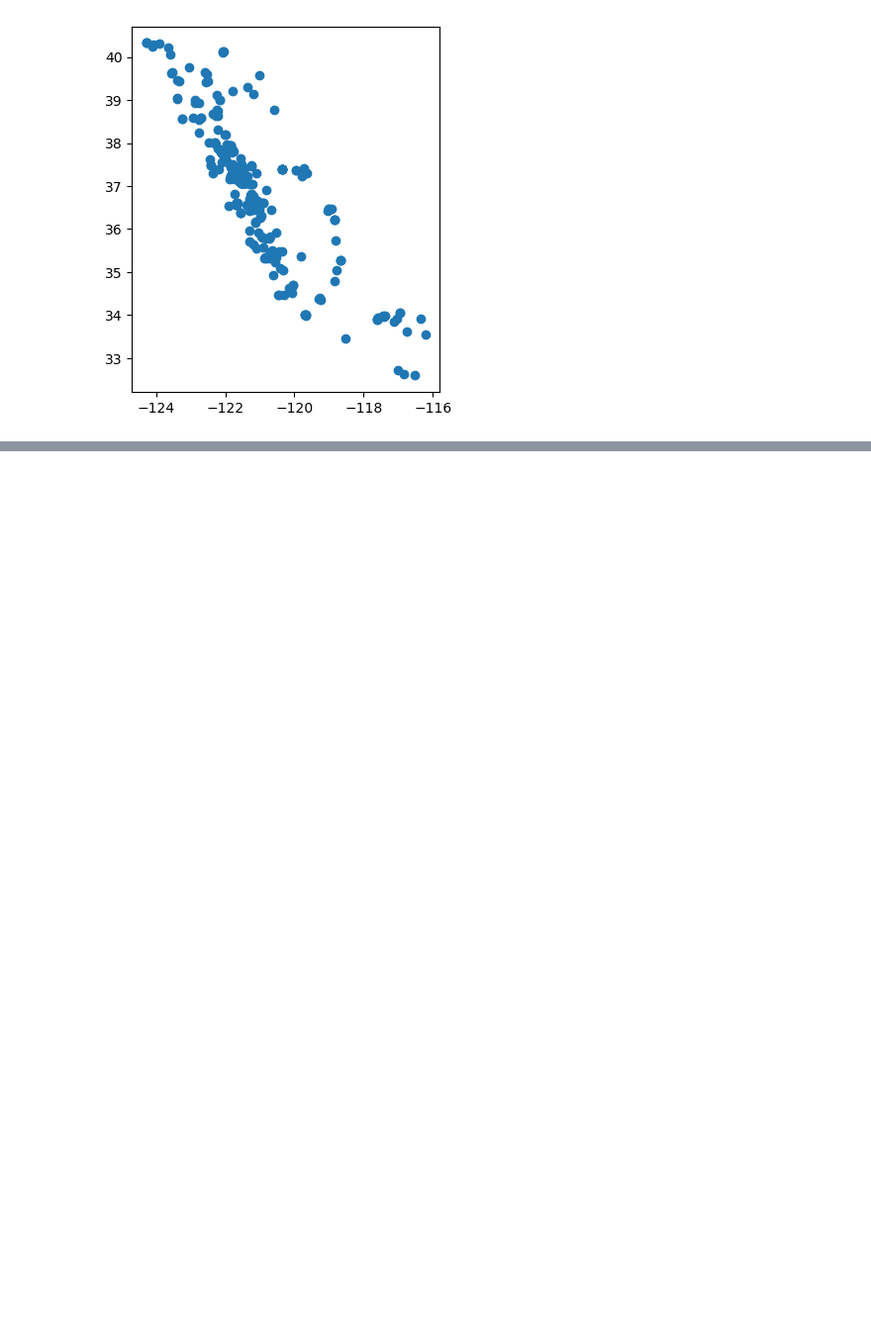
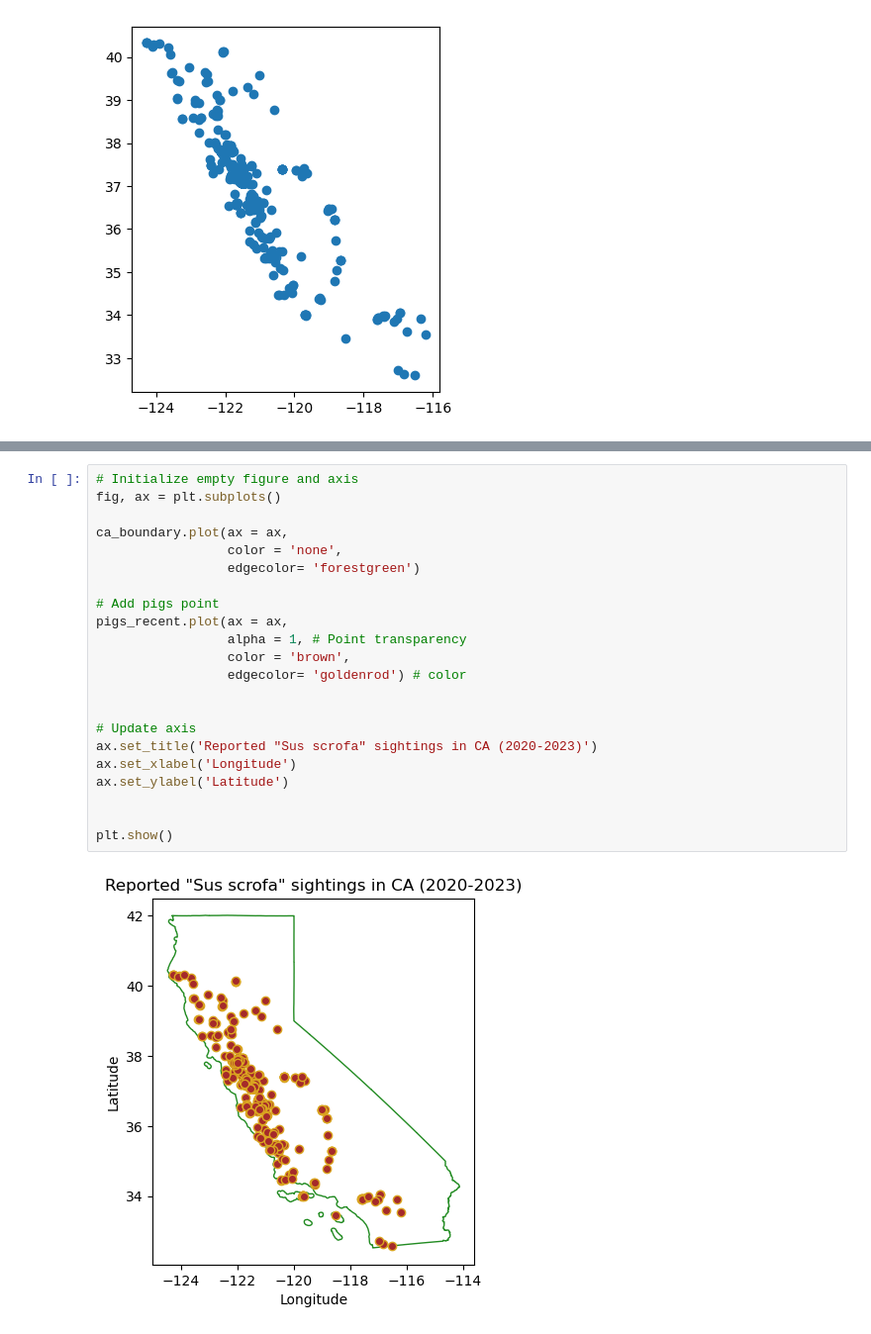
Before and after one commit to petervitale910/eds220-2025-in-class, a Jupyter notebook: week4-geopandas.ipynb, the cells around one changed output, grey strips where cells are left out. Shown at 99% size. Cells and saved outputs as stored; diff of their text form; blank space fills up the shorter version.

```diff
--- a/week4-geopandas.ipynb
+++ b/week4-geopandas.ipynb
@@ -158,0 +201,24 @@ Number of observations since 2020:  606
+# %%
+# Initialize empty figure and axis
+fig, ax = plt.subplots()
+
+ca_boundary.plot(ax = ax,
+                 color = 'none',
+                 edgecolor= 'forestgreen')
+
+# Add pigs point
+pigs_recent.plot(ax = ax,
+                 alpha = 1, # Point transparency
+                 color = 'brown',
+                 edgecolor= 'goldenrod') # color
+
+
+# Update axis
+ax.set_title('Reported "Sus scrofa" sightings in CA (2020-2023)')
+ax.set_xlabel('Longitude')
+ax.set_ylabel('Latitude')
+
+
+plt.show()
+# %% [output]
+[figure, added]
```
Also changed, not shown: parts of 6 cells of this notebook.
